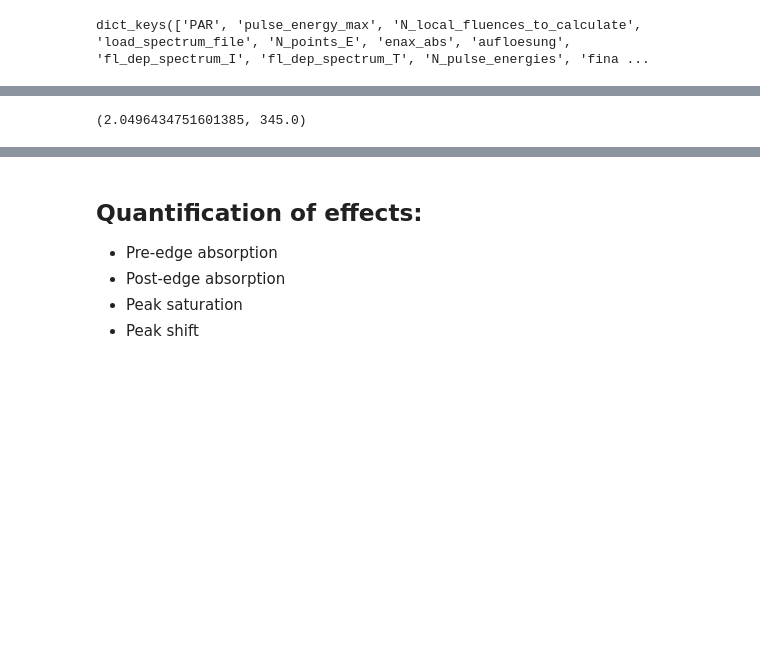
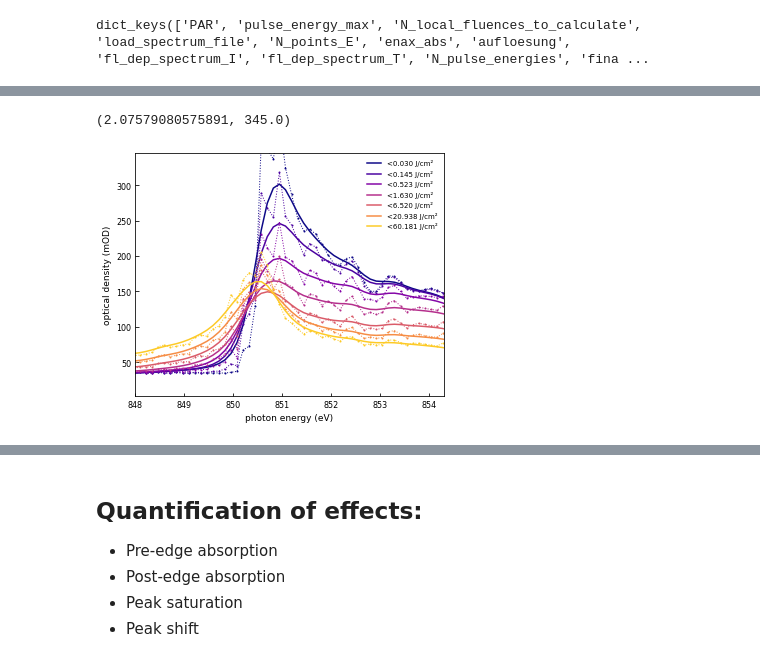
Before and after one commit to F00lWise/XNLdyn, a Jupyter notebook: Plot_saved_Spectrum.ipynb, the cells around one changed output, grey strips where cells are left out. Saved outputs shown, nothing was run; the diff lists cells and outputs as text; code cells hidden in the pictures; blank space fills up the shorter version.

```diff
--- a/Plot_saved_Spectrum.ipynb
+++ b/Plot_saved_Spectrum.ipynb
@@ -79,10 +87,19 @@ plt.xlim(848, 853.5)
 set_final_pulse_energies = np.array([5.00000000e-12, 1.79690683e-11, 6.45774833e-11, 2.32079442e-10,
        8.34050269e-10, 2.99742125e-09, 1.07721735e-08, 3.87131841e-08,
        1.05e-07])#, 5.00000000e-07]
+set_final_pulse_energies = np.array([4.8e-11, 2.6e-09, 10.4e-9, 3.34e-08, 0.96e-07])#,Only corresponding to experiment
+
+#Experiment + some
+set_final_pulse_energies = np.array([4.8e-11, 2.32e-10,8.34e-10, 2.6e-09, 10.4e-9, 3.34e-08, 0.96e-07])
+experiment_correspondence = [True, False, False, True, True, True, True]
+experiment_correspondence_ind = np.where(experiment_correspondence)[0]
 N_pulse_energies = len(set_final_pulse_energies)
 
-fluences_joules_nm2, dA = XNLdyn.calculate_fluences(ld['Nsteps_r'], ld['pulse_energy_max'], ld['pulse_profile_sigma'])
 
-fluences_simulated_joules_nm2 = np.logspace(np.log10(np.min(fluences_joules_nm2*1e-2)),
-                                 np.log10(np.max(fluences_joules_nm2)),
-                                 ld['N_local_fluences_to_calculate'])
+# # Generate a range of fluences to actually simulate from that
+# fluences_simulated_joules_nm2 = np.logspace(np.log10(np.min(fluences_joules_nm2*1e-2)),
+#                                  np.log10(np.max(fluences_joules_nm2)),
+#                                  ld['N_local_fluences_to_calculate'])
+
+## Load Fluences which were actually simulated
+fluences_simulated_joules_nm2 = ld['fl_dep_spectrum_I'][0]/XNLdyn.photons_per_J(ld['PAR'].E_j[0]+ld['PAR'].E_f)
@@ -90,26 +112,39 @@ fluences_simulated_joules_nm2 = np.logspace(np.log10(np.min(fluences_joules_nm2*
 final_transmissions = np.zeros((ld['N_points_E'], N_pulse_energies))
 final_incidence_check = np.zeros((ld['N_points_E'], N_pulse_energies))
 final_incidence_peaks = np.zeros(N_pulse_energies)
+
 for i_photen in range(ld['N_points_E']):
 
     for ipe, pulse_en in enumerate(set_final_pulse_energies):
+        # Fluences needed to calculate this pulse energy
         local_fluences, dA = XNLdyn.calculate_fluences(ld['Nsteps_r'], pulse_en, ld['pulse_profile_sigma'])
 
+        # Assert that the requested results are in the calculated range
+        if not np.min(local_fluences)>np.min(fluences_simulated_joules_nm2):
+            warnings.warn('Lower end of intensity extrapolated!')
+        assert np.max(local_fluences)<np.max(fluences_simulated_joules_nm2)
 
-        local_transmitted = np.interp(local_fluences, fluences_simulated_joules_nm2,
-                                      ld['fl_dep_spectrum_T'][i_photen,:])# tr[:, 0]
-        final_transmissions[i_photen,ipe] = np.sum(local_transmitted*dA)
-
-
+        # Interpolate incident intensity
         local_incidence_check = np.interp(local_fluences, fluences_simulated_joules_nm2,
                                           ld['fl_dep_spectrum_I'][i_photen,:])
 
-        final_incidence_check[i_photen,ipe] = np.sum(local_incidence_check*dA) # should result equal final_pulse_energies
+
+        # Interpolate transmitted intensity
+        local_transmitted = np.interp(local_fluences, fluences_simulated_joules_nm2,
+                                      ld['fl_dep_spectrum_T'][i_photen,:])# tr[:, 0]
+
+
+
+
+        final_transmissions[i_photen,ipe] = np.sum(local_transmitted*dA)
+        final_incidence_check[i_photen,ipe] = np.sum(local_incidence_check*dA) #
+
         final_incidence_peaks[ipe] = np.max(local_incidence_check)
 # %%
 plt.rcParams.update({'font.size': 9})
 fig = plt.figure(figsize =(5,4.))
-plotcols =  mpl.cm.plasma(np.linspace(.0,0.9,ld['N_pulse_energies']))#YlOrRd_r
+#plotcols =  mpl.cm.plasma(np.linspace(.0,0.9,len(set_final_pulse_energies)))#ld['N_pulse_energies']))#YlOrRd_r
+plotcols =  mpl.cm.plasma((np.linspace(.0,0.9,len(set_final_pulse_energies)))**1.1)#YlOrRd_r
 
 for i in range(N_pulse_energies)[::]:
     spec = 1e3*np.log10(final_incidence_check[:,i]/final_transmissions[:,i])
@@ -135 +168,2 @@ plt.ylim(None, 345)
-(2.0496434751601385, 345.0)
+(2.07579080575891, 345.0)
+[figure, added]
```
Also changed, not shown: parts of 28 cells of this notebook.
